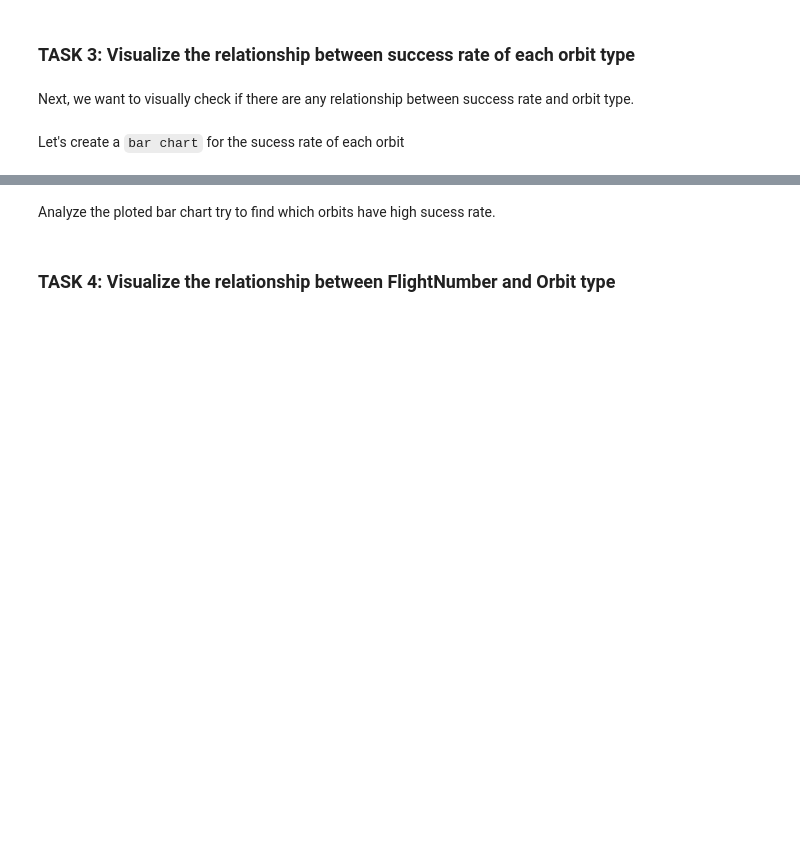
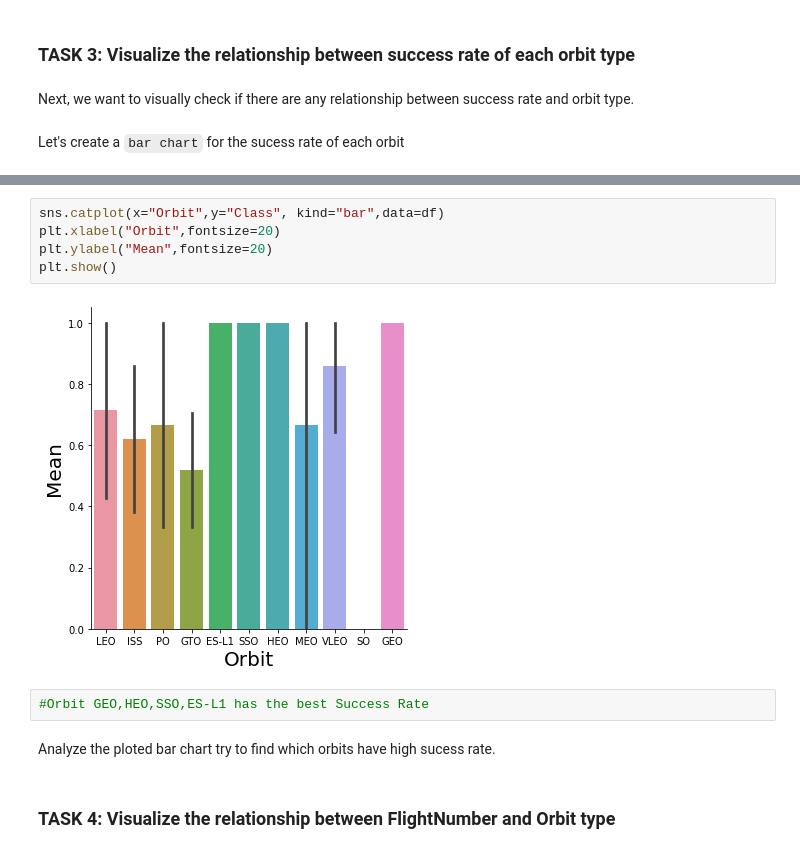
Before and after one commit to rickyk85/AppliedDataScienceCapstone, a Jupyter notebook: Exploratory Analysis using Pandas and Matplotlib.ipynb, the cells around one changed output, grey strips where cells are left out. Saved outputs shown, nothing was run; the diff lists cells and outputs as text; blank space fills up the shorter version.

```diff
--- a/Exploratory Analysis using Pandas and Matplotlib.ipynb
+++ b/Exploratory Analysis using Pandas and Matplotlib.ipynb
@@ -126,3 +135,12 @@ plt.show()
+# %%
+sns.catplot(x="Orbit",y="Class", kind="bar",data=df)
+plt.xlabel("Orbit",fontsize=20)
+plt.ylabel("Mean",fontsize=20)
+plt.show()
+# %% [output]
+[figure, added]
+# %%
+#Orbit GEO,HEO,SSO,ES-L1 has the best Success Rate
 # %% [markdown]
 Analyze the ploted bar chart try to find which orbits have high sucess rate.
 # %% [markdown]
```
Also changed, not shown: parts of 8 cells of this notebook.
